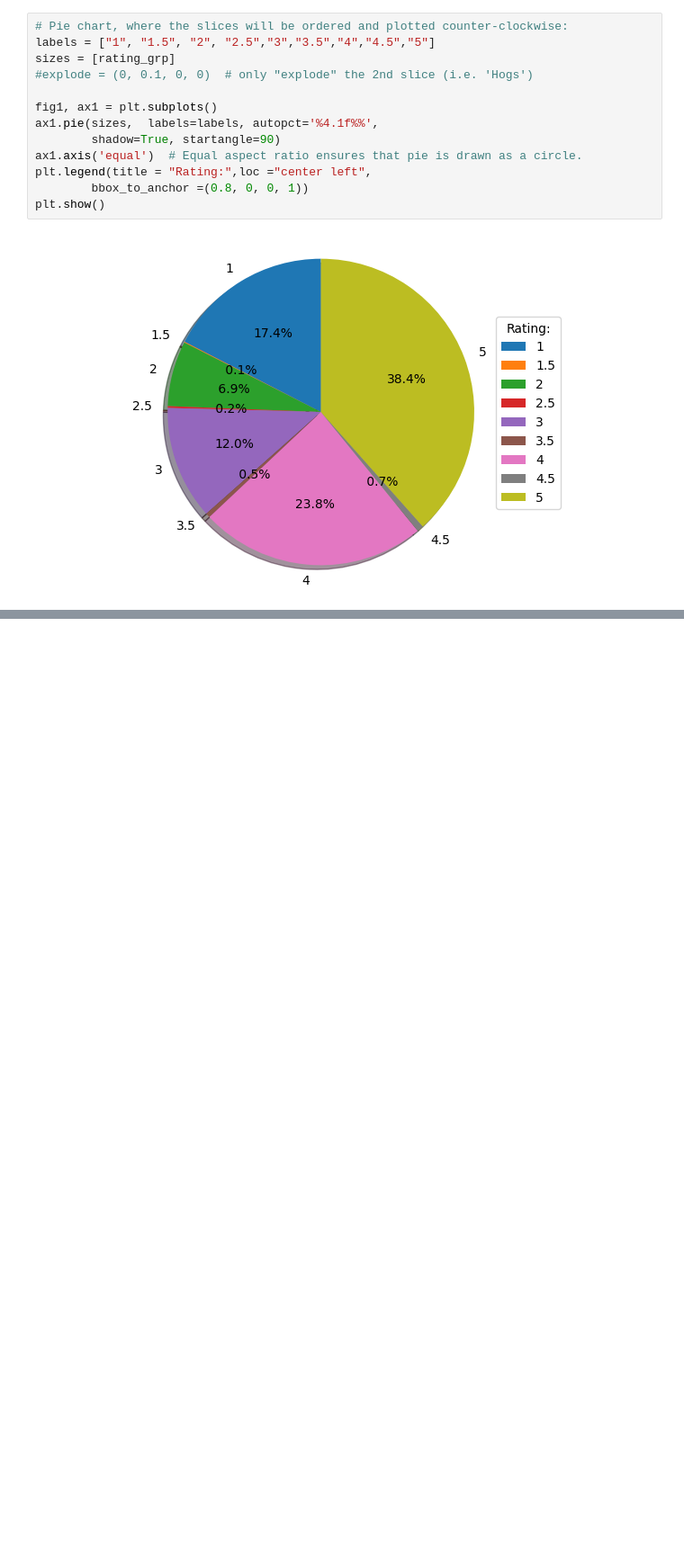
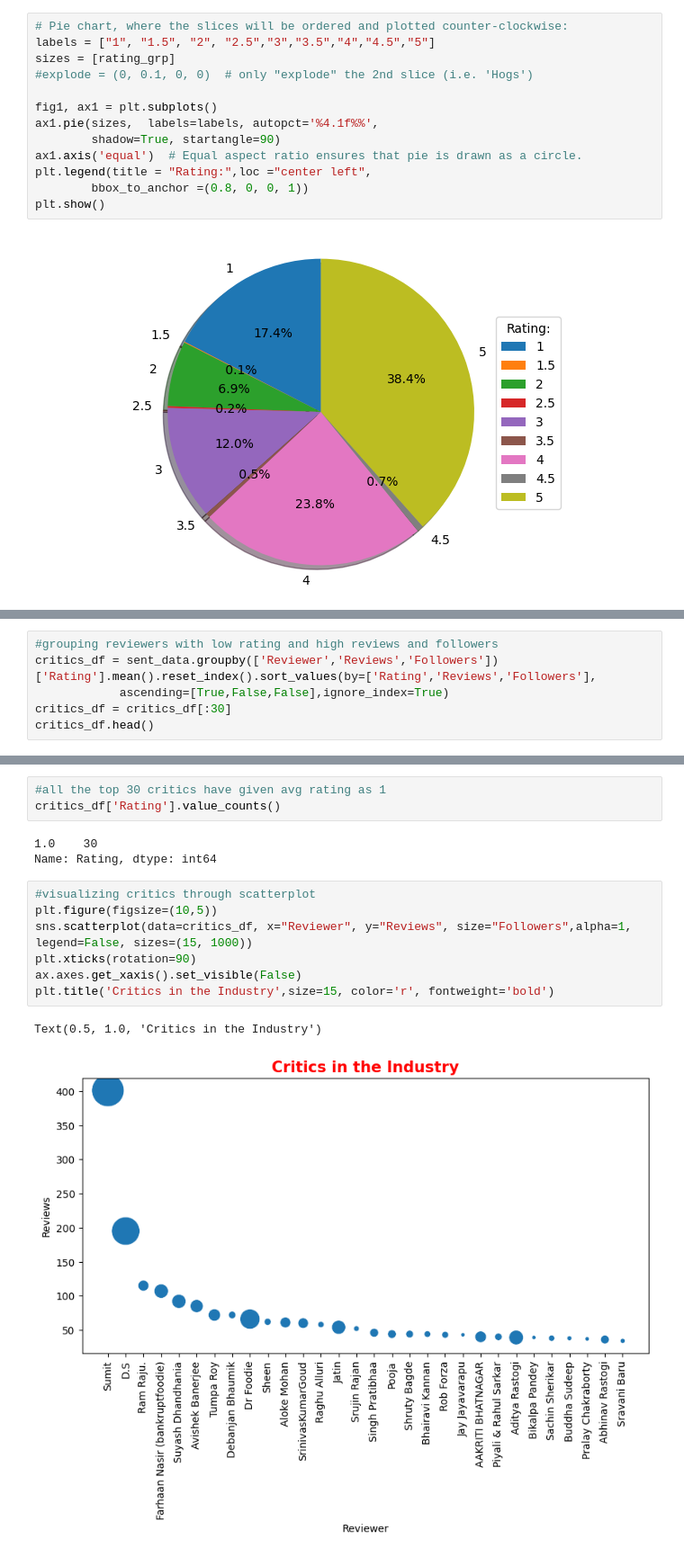
Before and after one commit to rohit-1026/Zomato-Restaurant-Clustering-and-Sentiment-Analysis, a Jupyter notebook: ZOMATO_RESTAURANT_CLUSTERING_AND_SENTIMENT_ANALYSIS.ipynb, the cells around one changed output, grey strips where cells are left out. Shown at 90% size. Drawn from its saved outputs; the diff is of its cells as text; blank space fills up the shorter version.

```diff
--- a/ZOMATO_RESTAURANT_CLUSTERING_AND_SENTIMENT_ANALYSIS.ipynb
+++ b/ZOMATO_RESTAURANT_CLUSTERING_AND_SENTIMENT_ANALYSIS.ipynb
@@ -1375,0 +1386,6 @@ Most of the reviwer have rating with 5 and they have more number follower. becau
+# %%
+#grouping reviewers with low rating and high reviews and followers
+critics_df = sent_data.groupby(['Reviewer','Reviews','Followers'])['Rating'].mean().reset_index().sort_values(by=['Rating','Reviews','Followers'],
+            ascending=[True,False,False],ignore_index=True)
+critics_df = critics_df[:30]
+critics_df.head()
@@ -1375,0 +1399,16 @@ Most of the reviwer have rating with 5 and they have more number follower. becau
+# %%
+#all the top 30 critics have given avg rating as 1
+critics_df['Rating'].value_counts()
+# %% [output]
+1.0    30
+Name: Rating, dtype: int64
+# %%
+#visualizing critics through scatterplot
+plt.figure(figsize=(10,5))
+sns.scatterplot(data=critics_df, x="Reviewer", y="Reviews", size="Followers",alpha=1, legend=False, sizes=(15, 1000))
+plt.xticks(rotation=90)
+ax.axes.get_xaxis().set_visible(False)
+plt.title('Critics in the Industry',size=15, color='r', fontweight='bold')
+# %% [output]
+Text(0.5, 1.0, 'Critics in the Industry')
+[figure, added]
```
Also changed, not shown: parts of 34 cells of this notebook.
